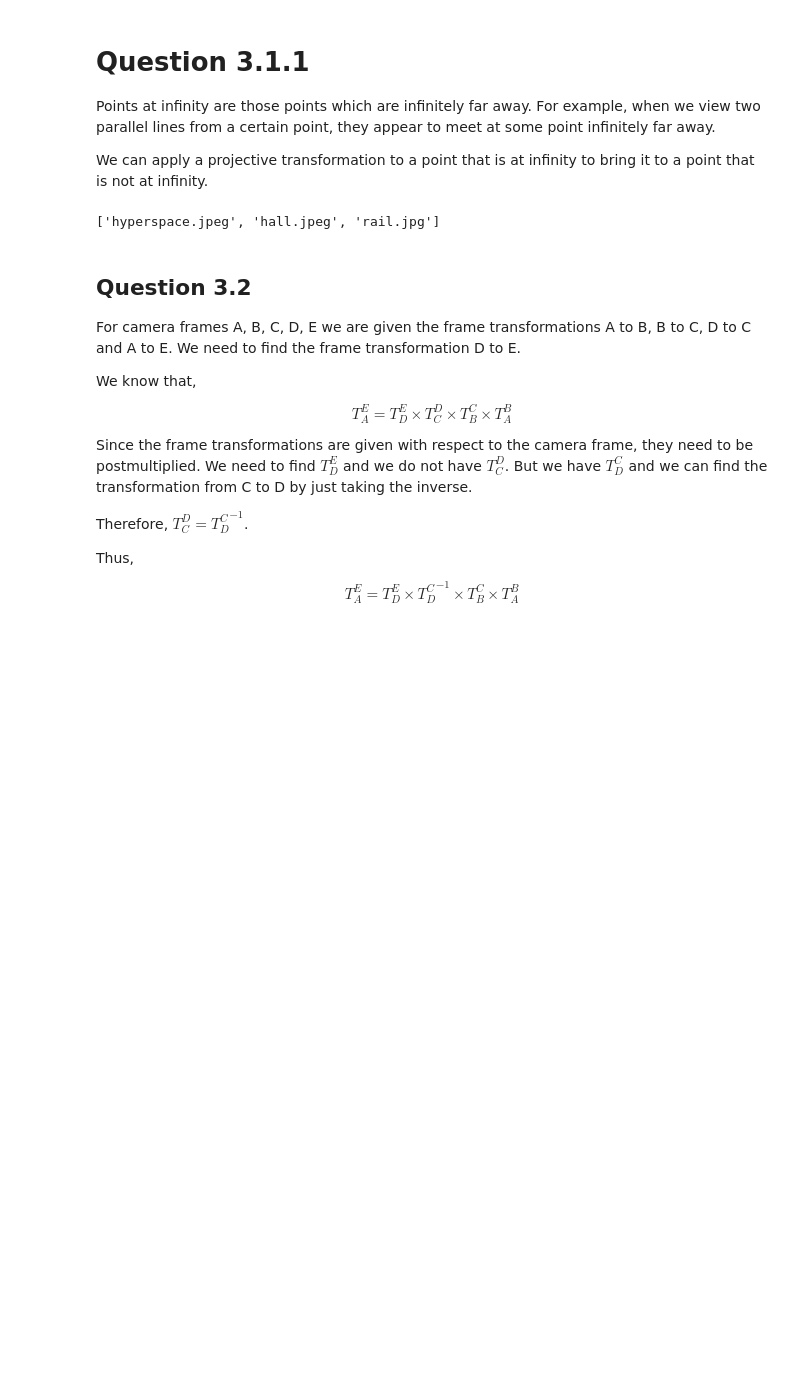
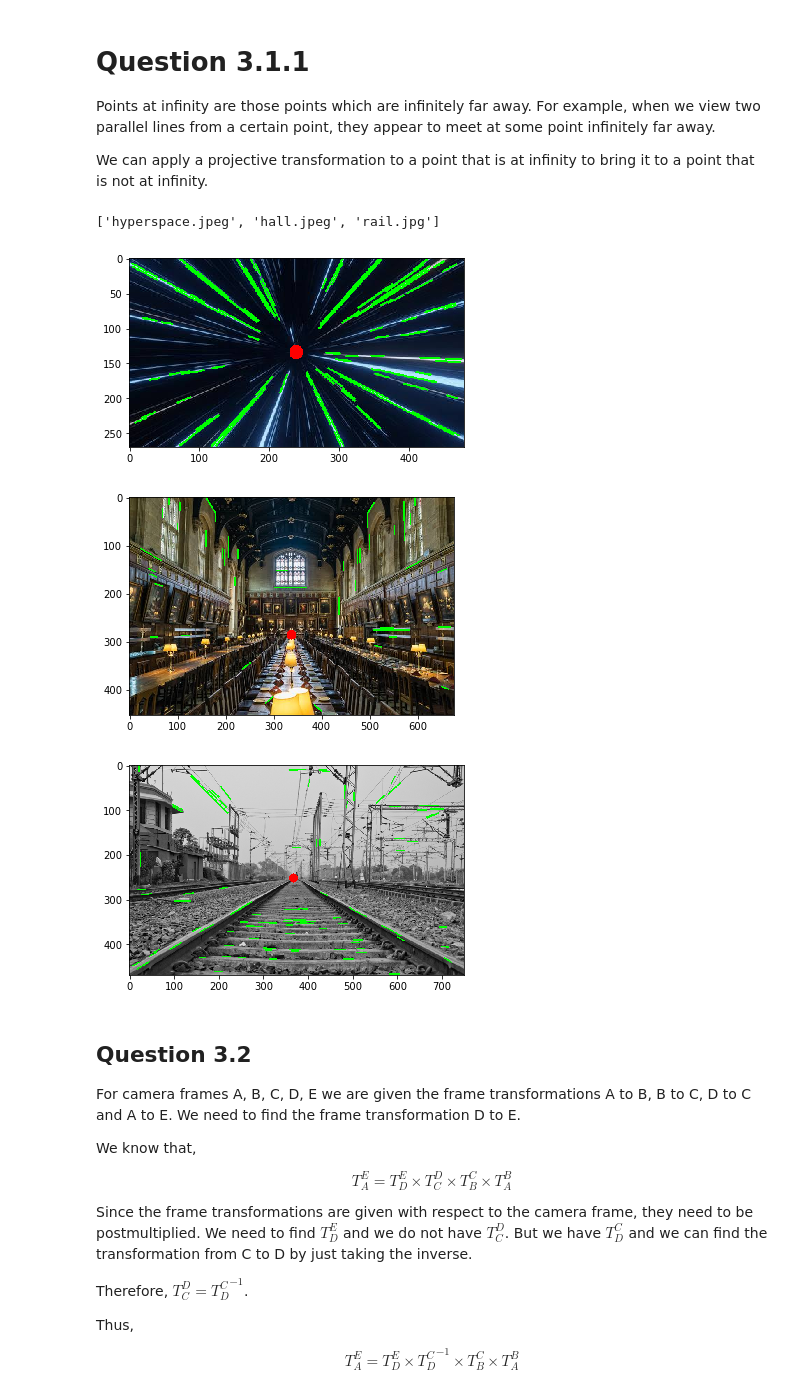
Before and after one commit to pandaZGV2/MR_A1, a Jupyter notebook: MR_2022_A1.ipynb, the cells around one changed output. Drawn from its saved outputs; the diff is of its cells as text; code cells hidden in the pictures; blank space fills up the shorter version.

```diff
--- a/MR_2022_A1.ipynb
+++ b/MR_2022_A1.ipynb
@@ -388,6 +388,7 @@ def ReadImage(InputImagePath):
 
 
 def GetLines(Image):
+
     # Converting to grayscale
     GrayImage = cv2.cvtColor(Image, cv2.COLOR_BGR2GRAY)
     # Blurring image to reduce noise.
@@ -474,35 +475,39 @@ Images, ImageNames = ReadImage("./data/Q3/")
 
 # print(Images)
 print(ImageNames)
 
 for i in range(len(Images)):
     Image = Images[i]
 
     # Getting the lines form the image
     Lines = GetLines(Image)
 
     FilteredLines = FilterLines(Lines)
     # Get vanishing point
     VanishingPoint = GetVanishingPoint(FilteredLines)
 
     # Checking if vanishing point found
     if VanishingPoint is None:
         print("Vanishing Point not found. Possible reason is that not enough lines are found in the image for determination of vanishing point.")
         continue
 
     # Drawing lines and vanishing point
     # print(Lines)
     for Line in Lines:
         cv2.line(Image, (Line[0][0], Line[0][1]),
                  (Line[0][2], Line[0][3]), (0, 255, 0), 2)
     cv2.circle(Image, (int(VanishingPoint[0]), int(
         VanishingPoint[1])), 10, (0, 0, 255), -1)
 
     # Showing the final image
-    cv2.imshow("OutputImage", Image)
-    cv2.waitKey(0)
+    plt.imshow(cv2.cvtColor(Image, cv2.COLOR_BGR2RGB))
+    plt.show()
+    # cv2.waitKey(0)
 # %% [output]
 ['hyperspace.jpeg', 'hall.jpeg', 'rail.jpg']
+[figure, added]
+[figure, added]
+[figure, added]
 # %% [markdown]
 ## Question 3.2
 
```
Also changed, not shown: parts of 2 cells of this notebook.
